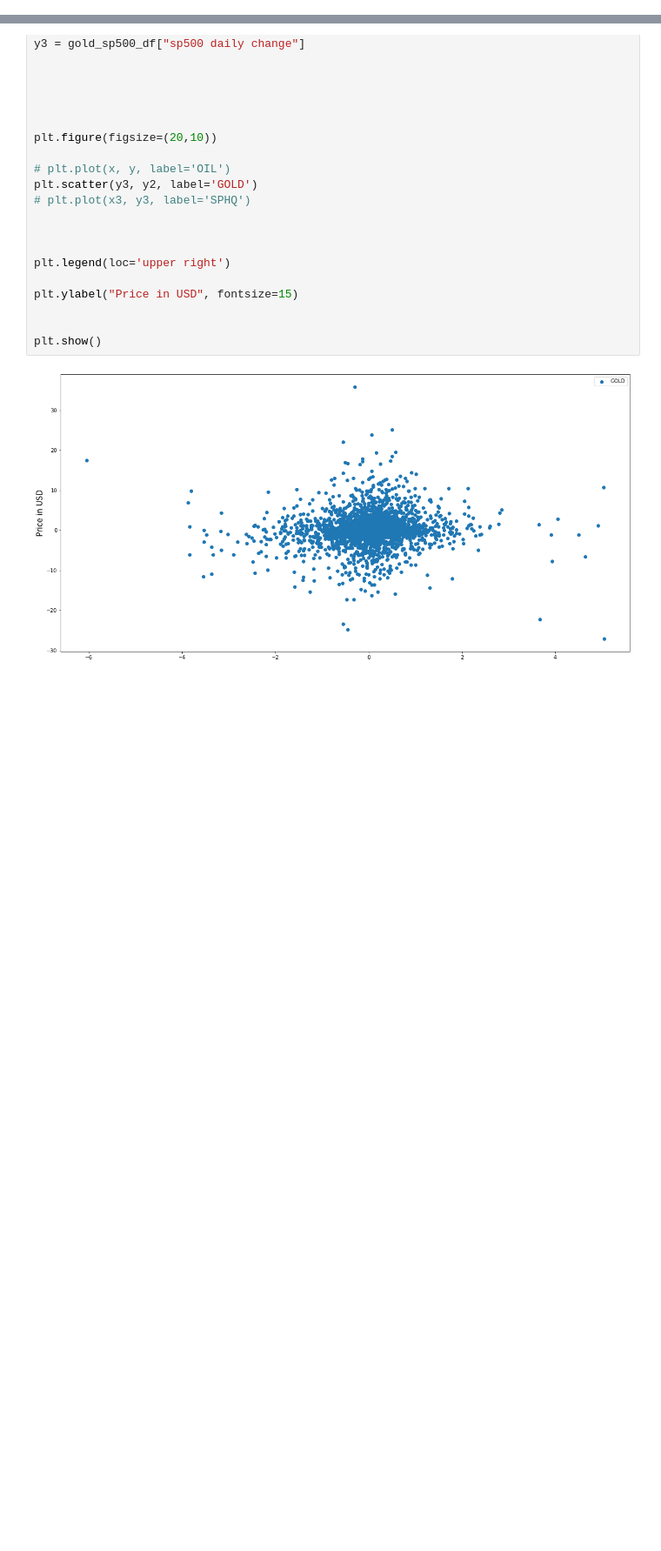
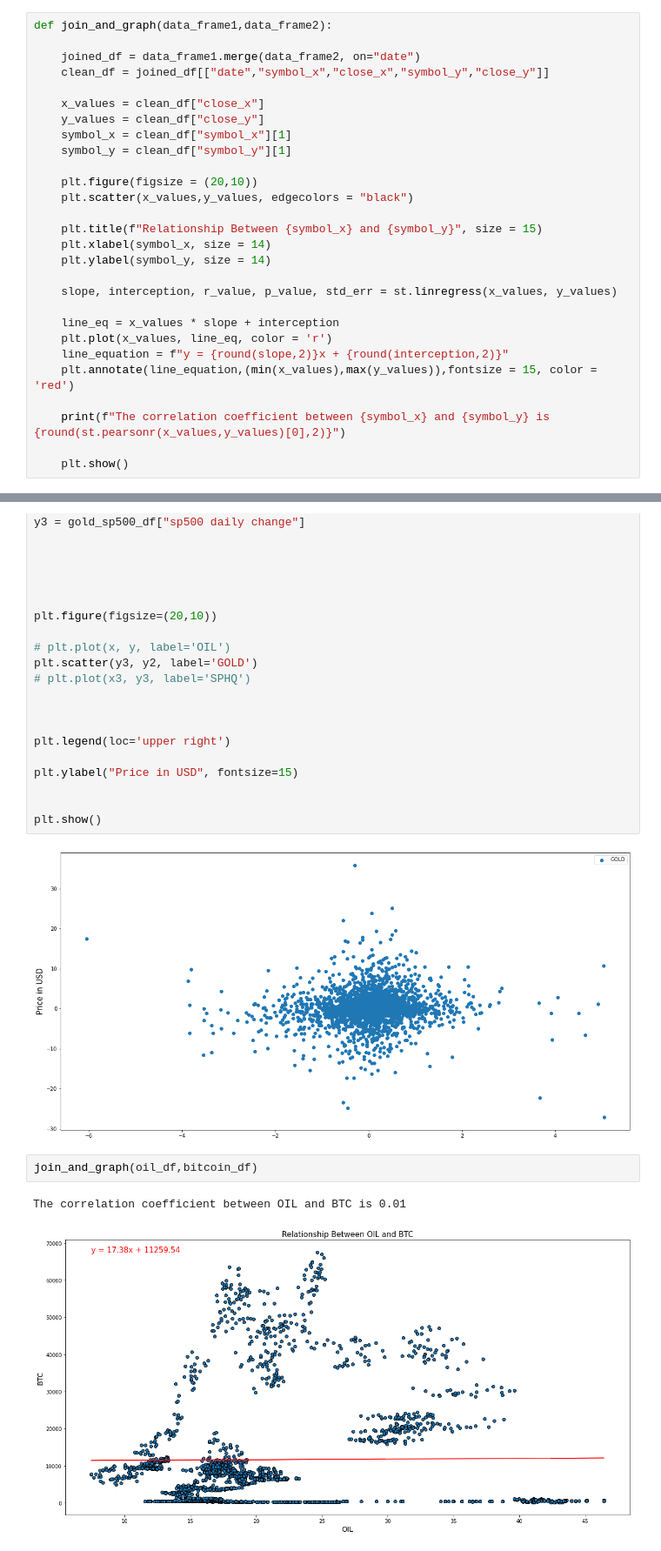
Before and after one commit to SMKSmith/Project1, a Jupyter notebook: visualizations.ipynb, the cells around one changed output, grey strips where cells are left out. Shown at 87% size. Cells and saved outputs as stored; diff of their text form; blank space fills up the shorter version.

```diff
--- a/visualizations.ipynb
+++ b/visualizations.ipynb
@@ -40,6 +40,34 @@ def date_close_plot(data_frame):
 
     plt.grid()
     plt.show()
+# %%
+def join_and_graph(data_frame1,data_frame2):
+
+    joined_df = data_frame1.merge(data_frame2, on="date")
+    clean_df = joined_df[["date","symbol_x","close_x","symbol_y","close_y"]]
+
+    x_values = clean_df["close_x"]
+    y_values = clean_df["close_y"]
+    symbol_x = clean_df["symbol_x"][1]
+    symbol_y = clean_df["symbol_y"][1]
+
+    plt.figure(figsize = (20,10))
+    plt.scatter(x_values,y_values, edgecolors = "black")
+
+    plt.title(f"Relationship Between {symbol_x} and {symbol_y}", size = 15)
+    plt.xlabel(symbol_x, size = 14)
+    plt.ylabel(symbol_y, size = 14)
+
+    slope, interception, r_value, p_value, std_err = st.linregress(x_values, y_values)
+
+    line_eq = x_values * slope + interception
+    plt.plot(x_values, line_eq, color = 'r')
+    line_equation = f"y = {round(slope,2)}x + {round(interception,2)}"
+    plt.annotate(line_equation,(min(x_values),max(y_values)),fontsize = 15, color = 'red')
+
+    print(f"The correlation coefficient between {symbol_x} and {symbol_y} is {round(st.pearsonr(x_values,y_values)[0],2)}")
+
+    plt.show()
 # %%
 file = "Resources/"
 # %%
@@ -257,3 +285,8 @@ plt.ylabel("Price in USD", fontsize=15)
 plt.show()
 # %% [output]
 [figure]
+# %%
+join_and_graph(oil_df,bitcoin_df)
+# %% [output]
+The correlation coefficient between OIL and BTC is 0.01
+[figure, added]
```
Also changed, not shown: parts of 12 cells of this notebook.
